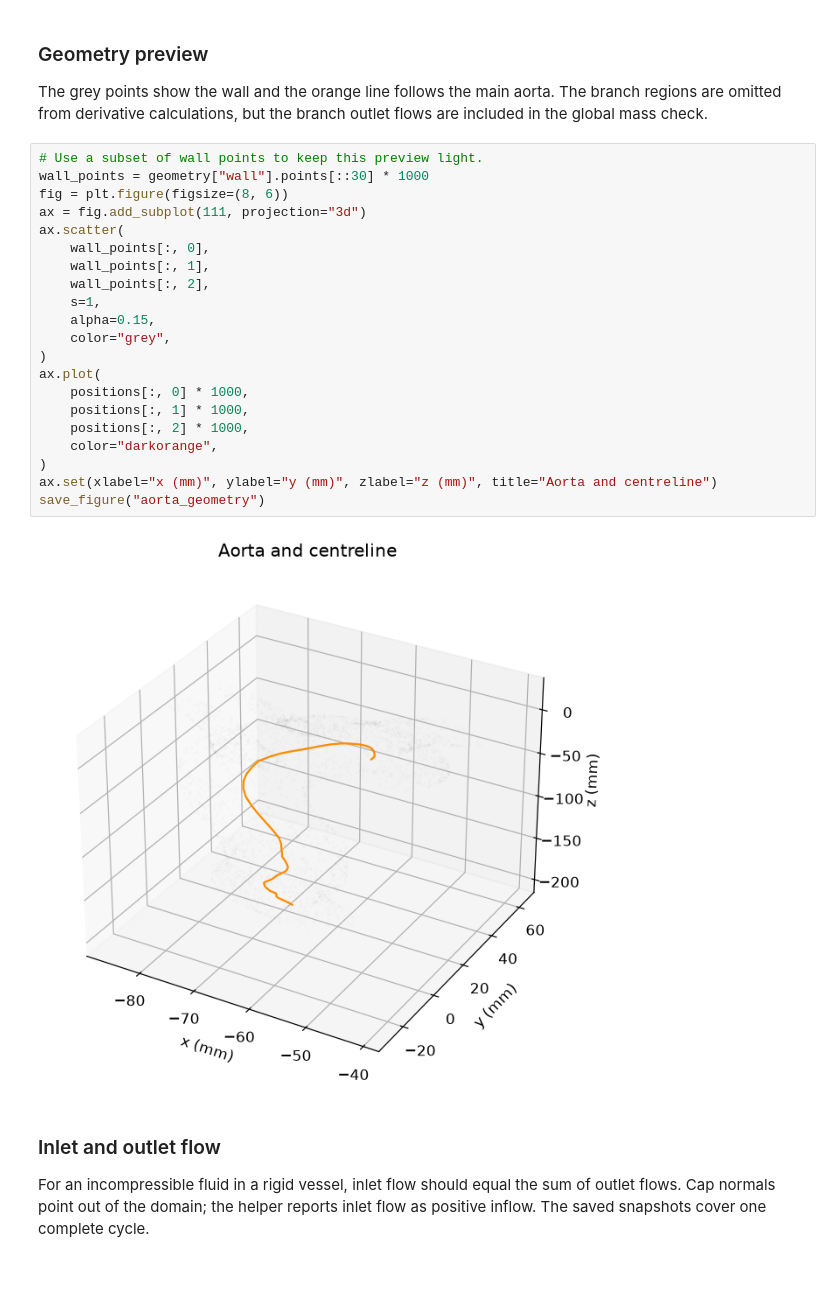
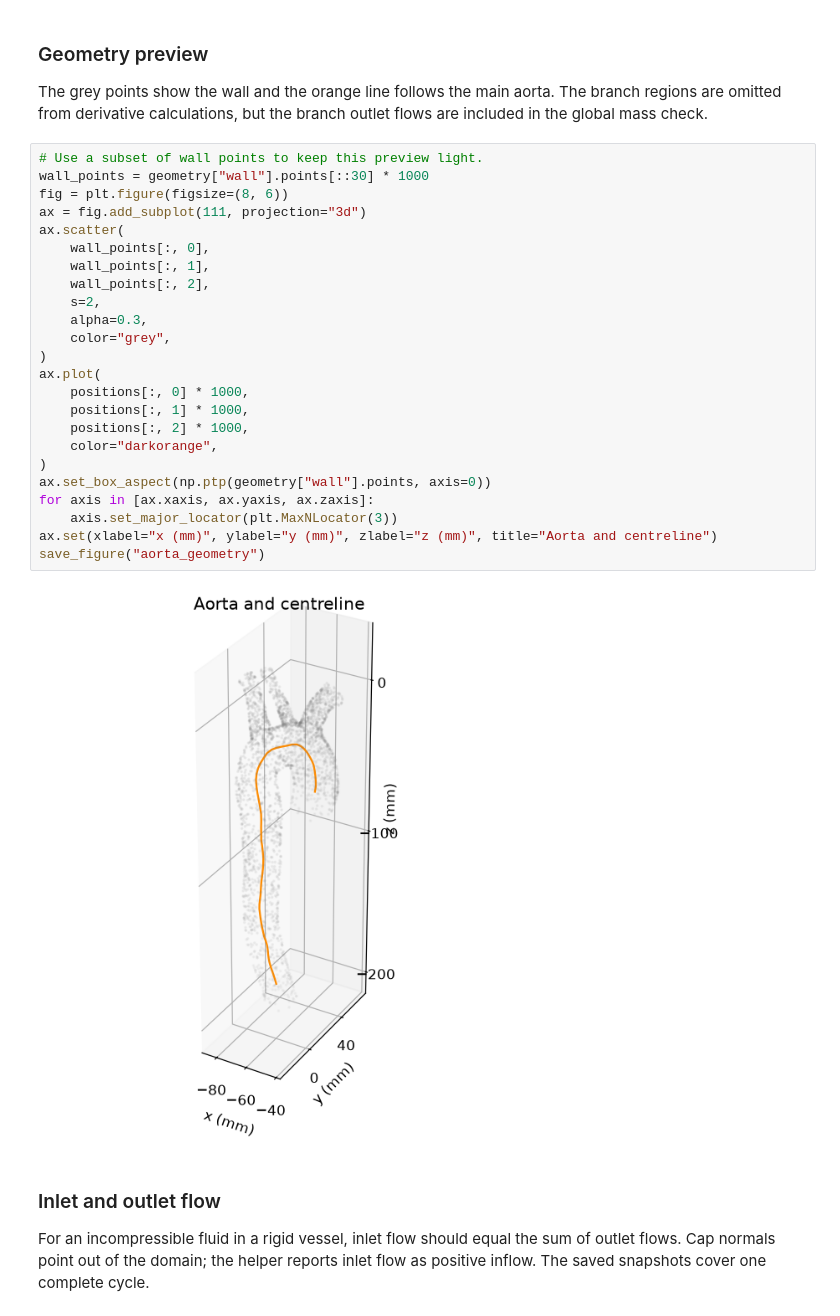
Before and after one commit to Nas010/from-physics-to-physiology-project-2, a Jupyter notebook: FtP_Aorta_1D_Assumptions.ipynb, the cells around one changed output. Drawn from its saved outputs; the diff is of its cells as text; blank space fills up the shorter version.

Commit message:
Add aorta figure analyses and presentation explanations

```diff
--- a/FtP_Aorta_1D_Assumptions.ipynb
+++ b/FtP_Aorta_1D_Assumptions.ipynb
@@ -109,26 +119,29 @@ branch outlet flows are included in the global mass check.
 # %%
 # Use a subset of wall points to keep this preview light.
 wall_points = geometry["wall"].points[::30] * 1000
 fig = plt.figure(figsize=(8, 6))
 ax = fig.add_subplot(111, projection="3d")
 ax.scatter(
     wall_points[:, 0],
     wall_points[:, 1],
     wall_points[:, 2],
-    s=1,
-    alpha=0.15,
+    s=2,
+    alpha=0.3,
     color="grey",
 )
 ax.plot(
     positions[:, 0] * 1000,
     positions[:, 1] * 1000,
     positions[:, 2] * 1000,
     color="darkorange",
 )
+ax.set_box_aspect(np.ptp(geometry["wall"].points, axis=0))
+for axis in [ax.xaxis, ax.yaxis, ax.zaxis]:
+    axis.set_major_locator(plt.MaxNLocator(3))
 ax.set(xlabel="x (mm)", ylabel="y (mm)", zlabel="z (mm)", title="Aorta and centreline")
 save_figure("aorta_geometry")
 # %% [output]
-[figure, old version]
+[figure, new version]
 # %% [markdown]
 ### Inlet and outlet flow
 
```
Also changed, not shown: parts of 21 cells of this notebook, 32 other files.
